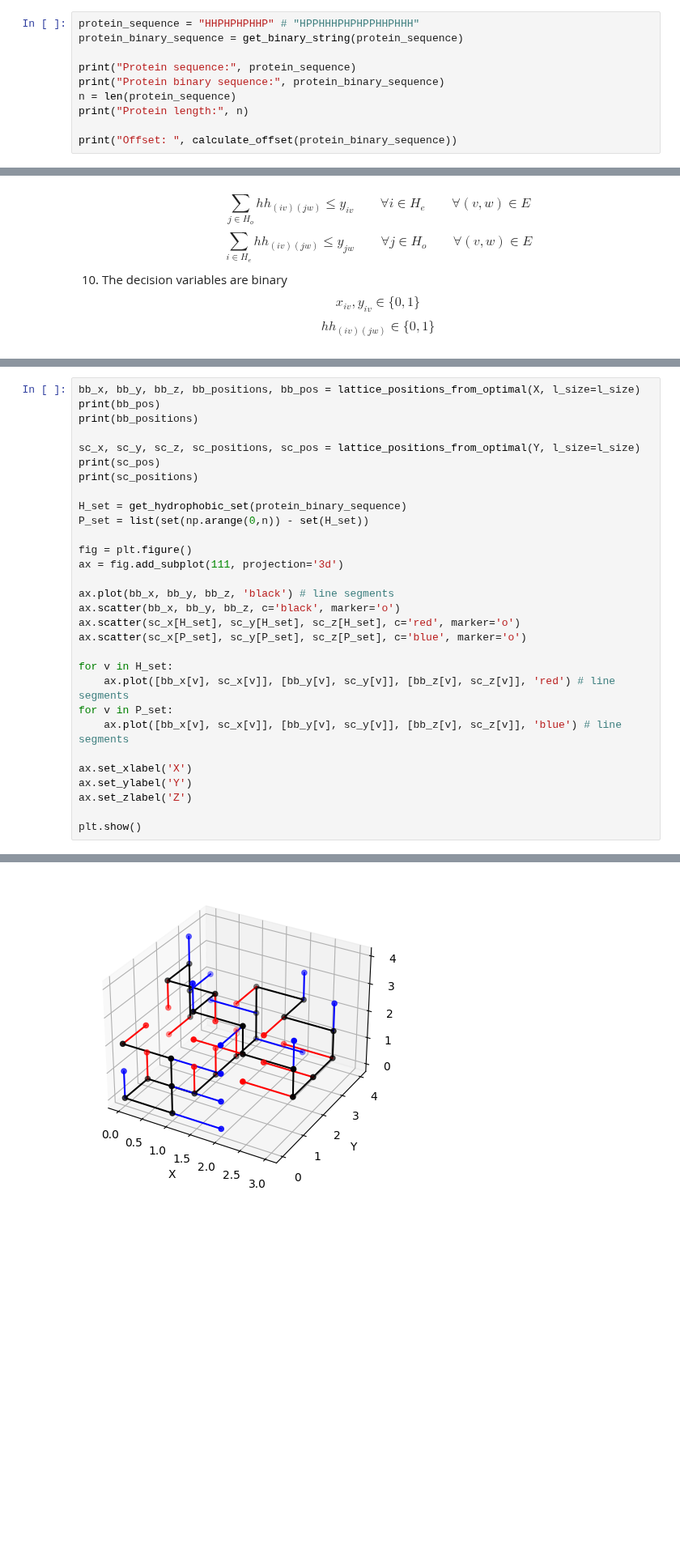
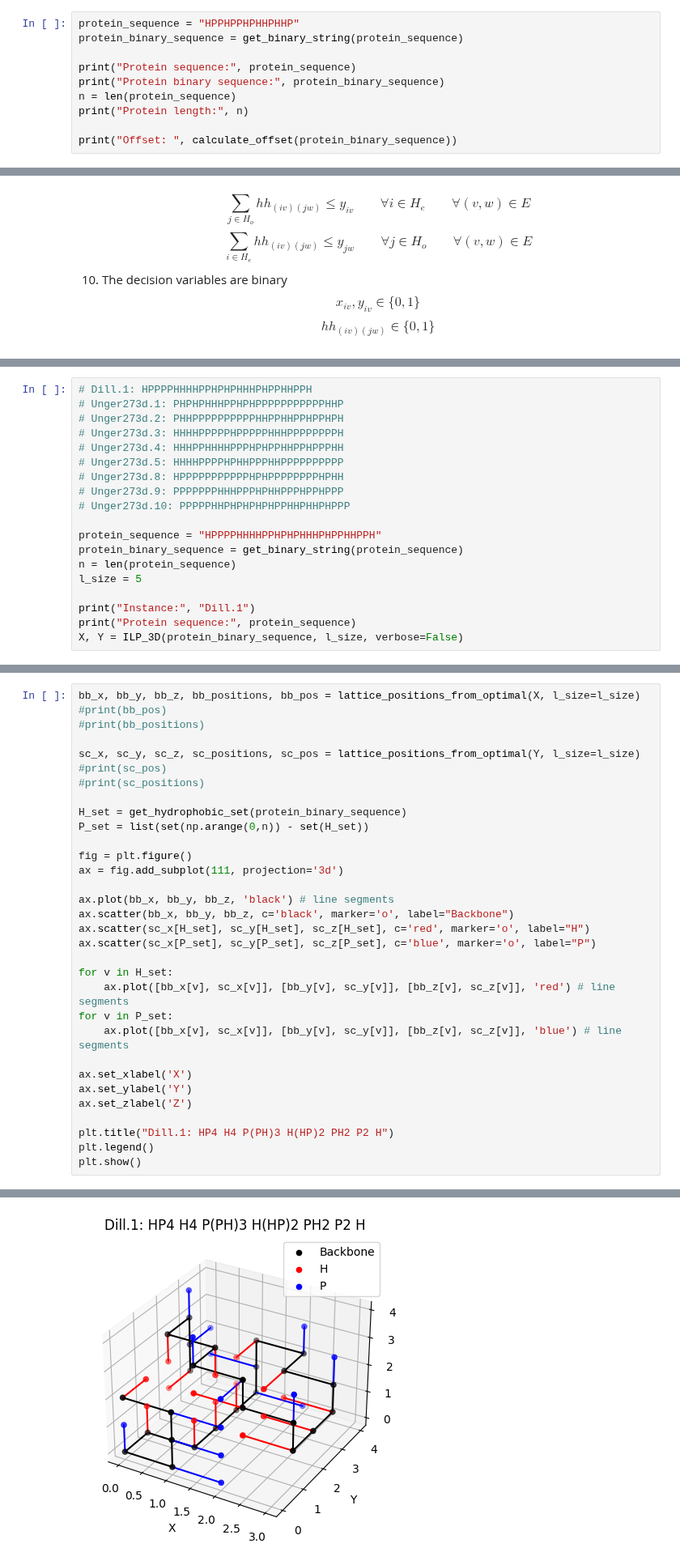
Before and after one commit to AndreiBlindu/ILP_protein_folding, a Jupyter notebook: ilp_protein_folding.ipynb, the cells around one changed output, grey strips where cells are left out. Shown at 81% size. Saved outputs shown, nothing was run; the diff lists cells and outputs as text; blank space fills up the shorter version.

```diff
--- a/ilp_protein_folding.ipynb
+++ b/ilp_protein_folding.ipynb
@@ -28,7 +28,7 @@ In the first section of this notebook we aim to predict the 2-D structure of a p
 
 Whereas in the second section we try to predict the 3-D structure of a protein embed on three-dimensional cubic lattice by using the ILP model described in the paper [An integer programming model for protein structure prediction using the 3D-HP side chain model](https://www.sciencedirect.com/science/article/pii/S0166218X15003078).
 # %%
-protein_sequence = "HHPHPHPHHP" # "HPPHHHPHPHPPHHPHHH"
+protein_sequence = "HPPHPPHPHHPHHP"
 protein_binary_sequence = get_binary_string(protein_sequence)
 
 print("Protein sequence:", protein_sequence)
@@ -638,0 +594,19 @@ KeyboardInterrupt:
+# %%
+# Dill.1: HPPPPHHHHPPHPHPHHHPHPPHHPPH
+# Unger273d.1: PHPHPHHHPPHPHPPPPPPPPPPPHHP
+# Unger273d.2: PHHPPPPPPPPPPHHPPHHPPHPPHPH
+# Unger273d.3: HHHHPPPPPHPPPPPHHHPPPPPPPPH
+# Unger273d.4: HHHPPHHHHPPPHPHPPHHPPHPPPHH
+# Unger273d.5: HHHHPPPPHPHHPPPHHPPPPPPPPPP
+# Unger273d.8: HPPPPPPPPPPPHPHPPPPPPPPHPHH
+# Unger273d.9: PPPPPPPHHHPPPHPHHPPPHPPHPPP
+# Unger273d.10: PPPPPHHPHPHPHPHPPHHPHHPHPPP
+
+protein_sequence = "HPPPPHHHHPPHPHPHHHPHPPHHPPH"
+protein_binary_sequence = get_binary_string(protein_sequence)
+n = len(protein_sequence)
+l_size = 5
+
+print("Instance:", "Dill.1")
+print("Protein sequence:", protein_sequence)
+X, Y = ILP_3D(protein_binary_sequence, l_size, verbose=False)
@@ -639,11 +617,11 @@ KeyboardInterrupt:
 # %%
 bb_x, bb_y, bb_z, bb_positions, bb_pos = lattice_positions_from_optimal(X, l_size=l_size)
-print(bb_pos)
-print(bb_positions)
+#print(bb_pos)
+#print(bb_positions)
 
 sc_x, sc_y, sc_z, sc_positions, sc_pos = lattice_positions_from_optimal(Y, l_size=l_size)
-print(sc_pos)
-print(sc_positions)
+#print(sc_pos)
+#print(sc_positions)
 
 H_set = get_hydrophobic_set(protein_binary_sequence)
 P_set = list(set(np.arange(0,n)) - set(H_set))
@@ -652,9 +630,9 @@ fig = plt.figure()
 ax = fig.add_subplot(111, projection='3d')
 
 ax.plot(bb_x, bb_y, bb_z, 'black') # line segments
-ax.scatter(bb_x, bb_y, bb_z, c='black', marker='o')
-ax.scatter(sc_x[H_set], sc_y[H_set], sc_z[H_set], c='red', marker='o')
-ax.scatter(sc_x[P_set], sc_y[P_set], sc_z[P_set], c='blue', marker='o')
+ax.scatter(bb_x, bb_y, bb_z, c='black', marker='o', label="Backbone")
+ax.scatter(sc_x[H_set], sc_y[H_set], sc_z[H_set], c='red', marker='o', label="H")
+ax.scatter(sc_x[P_set], sc_y[P_set], sc_z[P_set], c='blue', marker='o', label="P")
 
 for v in H_set:
     ax.plot([bb_x[v], sc_x[v]], [bb_y[v], sc_y[v]], [bb_z[v], sc_z[v]], 'red') # line segments
@@ -665,5 +643,7 @@ ax.set_xlabel('X')
 ax.set_ylabel('Y')
 ax.set_zlabel('Z')
 
+plt.title("Dill.1: HP4 H4 P(PH)3 H(HP)2 PH2 P2 H")
+plt.legend()
 plt.show()
 # %% [output]
@@ -687 +650 @@ plt.show()
-[figure, old version]
+[figure, new version]
```
Also changed, not shown: parts of 9 cells of this notebook, 2 other files.
